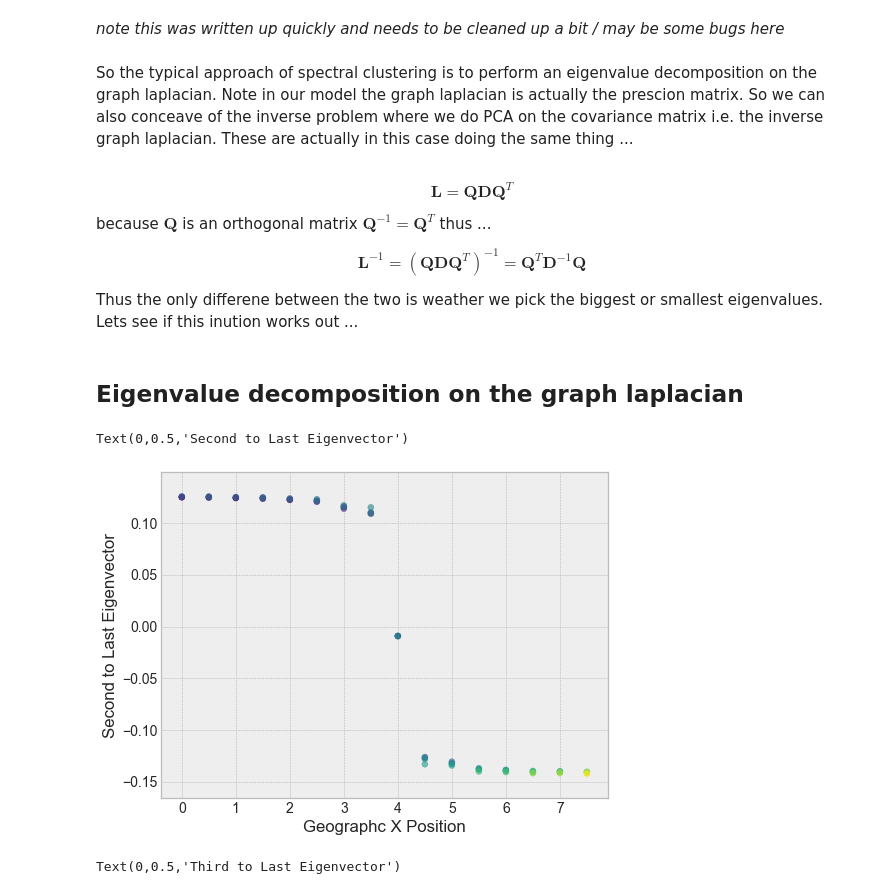
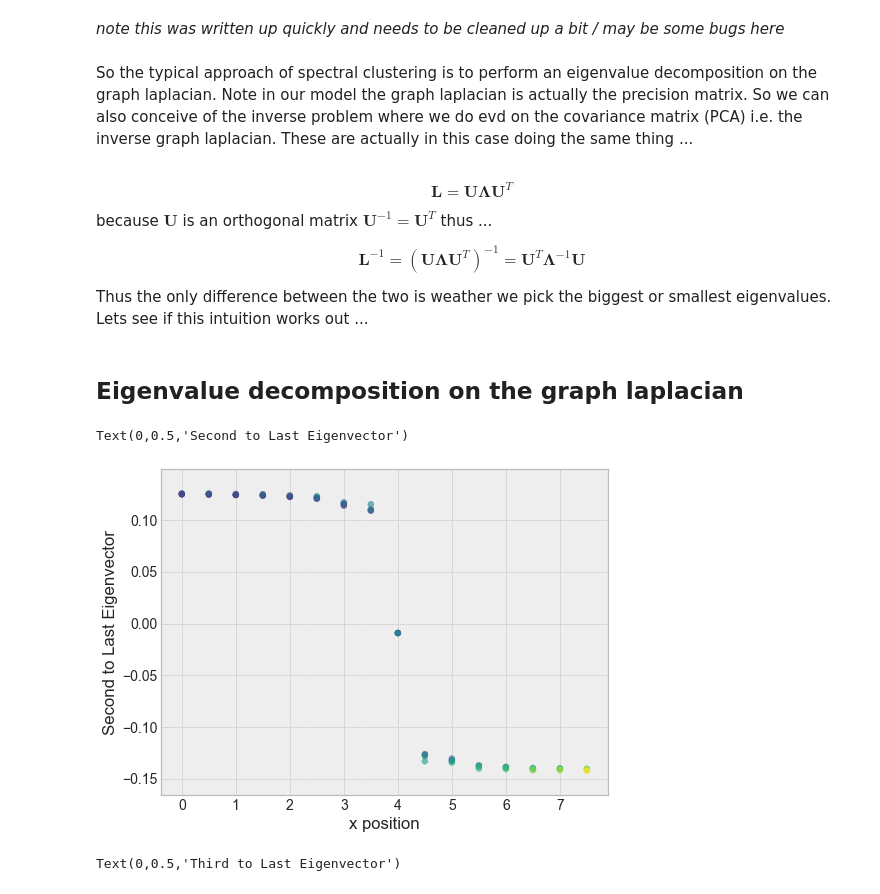
Before and after one commit to jhmarcus/spatial-random-walk, a Jupyter notebook: notebooks/isolation_by_srw.ipynb, the cells around one changed output. Drawn from its saved outputs; the diff is of its cells as text; code cells hidden in the pictures.

```diff
--- a/notebooks/isolation_by_srw.ipynb
+++ b/notebooks/isolation_by_srw.ipynb
@@ -229,30 +228,30 @@ from sklearn.decomposition import PCA
 # %% [markdown]
-So the typical approach of spectral clustering is to perform an eigenvalue decomposition on the graph laplacian. Note in our model the graph laplacian is actually the prescion matrix. So we can also conceave of the inverse problem where we do PCA on the covariance matrix i.e. the inverse graph laplacian. These are actually in this case doing the same thing ...
+So the typical approach of spectral clustering is to perform an eigenvalue decomposition on the graph laplacian. Note in our model the graph laplacian is actually the precision matrix. So we can also conceive of the inverse problem where we do evd on the covariance matrix (PCA) i.e. the inverse graph laplacian. These are actually in this case doing the same thing ...
 # %% [markdown]
 $$
-\mathbf{L} = \mathbf{Q}\mathbf{D}\mathbf{Q}^T
+\mathbf{L} = \mathbf{U}\mathbf{\Lambda}\mathbf{U}^T
 $$
 
-because $\mathbf{Q}$ is an orthogonal matrix $\mathbf{Q}^{-1} = \mathbf{Q}^T$ thus ...
+because $\mathbf{U}$ is an orthogonal matrix $\mathbf{U}^{-1} = \mathbf{U}^T$ thus ...
 
 $$
-\mathbf{L}^{-1} = (\mathbf{Q}\mathbf{D}\mathbf{Q}^T)^{-1} = \mathbf{Q}^{T}\mathbf{D}^{-1}\mathbf{Q}
+\mathbf{L}^{-1} = (\mathbf{U}\mathbf{\Lambda}\mathbf{U}^T)^{-1} = \mathbf{U}^{T}\mathbf{\Lambda}^{-1}\mathbf{U}
 $$
 
-Thus the only differene between the two is weather we pick the biggest or smallest eigenvalues. Lets see if this inution works out ...
+Thus the only difference between the two is weather we pick the biggest or smallest eigenvalues. Lets see if this intuition works out ...
 # %% [markdown]
 ## Eigenvalue decomposition on the graph laplacian
 # %%
 lamb, v = np.linalg.eigh(h.l)
-eig = [(lamb[i], v[:,i]) for i in range(len(lamb))]
+eig = [(abs(lamb[i]), v[:,i]) for i in range(len(lamb))]
 eig.sort(key=lambda x: x[0], reverse=True)
 # %%
 plt.scatter(h.s[:,0], eig[-2][1], c=h.s[:,0]**2 + (np.sqrt(h.d) / 2) * h.s[:,1], alpha=.6, cmap=cm.viridis)
-plt.xlabel('Geographc X Position')
+plt.xlabel('x position')
 plt.ylabel('Second to Last Eigenvector')
 # %% [output]
 Text(0,0.5,'Second to Last Eigenvector')
-[figure, old version]
+[figure, new version]
 # %%
 plt.scatter(eig[-2][1], eig[-3][1], c=h.s[:,0]**2 + (np.sqrt(h.d) / 2) * h.s[:,1], alpha=.6, cmap=cm.viridis)
 plt.xlabel('Second to Last Eigenvector')
```
Also changed, not shown: parts of 20 cells of this notebook, 1 other file.
